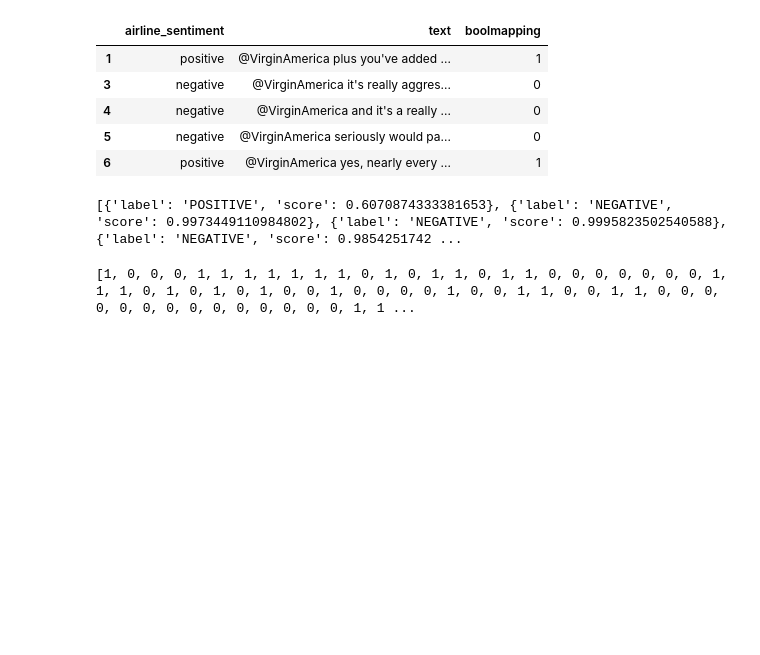
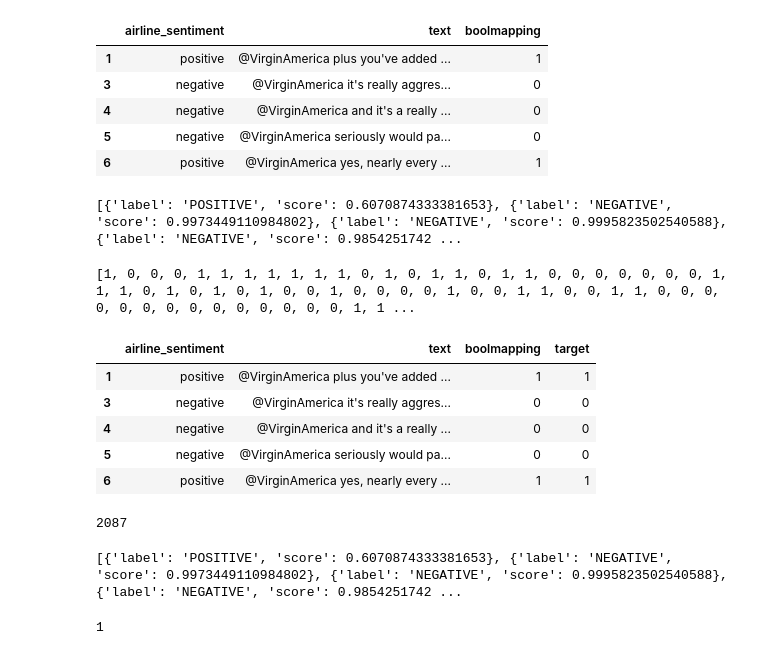
Before and after one commit to BrianLudwicki/TRANSFORMERS, a Jupyter notebook: torch.ipynb, the cells around one changed output. Saved outputs shown, nothing was run; the diff lists cells and outputs as text; code cells hidden in the pictures; blank space fills up the shorter version.

```diff
--- a/torch.ipynb
+++ b/torch.ipynb
@@ -106,13 +106,39 @@ print(lista)
 [1, 0, 0, 0, 1, 1, 1, 1, 1, 1, 1, 0, 1, 0, 1, 1, 0, 1, 1, 0, 0, 0, 0, 0, 0, 0, 1, 1, 1, 0, 1, 0, 1, 0, 1, 0, 0, 1, 0, 0, 0, 0, 1, 0, 0, 1, 1, 0, 0, 1, 1, 0, 0, 0, 0, 0, 0, 0, 0, 0, 0, 0, 0, 0, 0, 1, 1 ...
 # %%
 #add the list from last step into a dataframe as column "target" and show the table
+df['target'] = lista
+df.head()
+# %% [output]
+|  | airline_sentiment | text | boolmapping | target |
+| 1 | positive | @VirginAmerica plus you've added ... | 1 | 1 |
+| 3 | negative | @VirginAmerica it's really aggres... | 0 | 0 |
+| 4 | negative | @VirginAmerica and it's a really ... | 0 | 0 |
+| 5 | negative | @VirginAmerica seriously would pa... | 0 | 0 |
+| 6 | positive | @VirginAmerica yes, nearly every ... | 1 | 1 |
+# %%
+len(df)
+# %% [output]
+2087
+# %%
+#create a list based on text column and name it "texts"
+texts = df['text'].tolist()
+#run a classifier on the newly created list
+predictions = classifier(texts)
+#print the values
+print(predictions)
+# %% [output]
+[{'label': 'POSITIVE', 'score': 0.6070874333381653}, {'label': 'NEGATIVE', 'score': 0.9973449110984802}, {'label': 'NEGATIVE', 'score': 0.9995823502540588}, {'label': 'NEGATIVE', 'score': 0.9854251742 ...
 # %%
 #{'label': 'POSITIVE', 'score': 0.6070874333381653}
 #Dla każdej pozytywnej wartości w każdym słowniku, prawdopodobieństwo wynosi jej obecny score. Dla każdej negatywnej wartości, prawdopodobieństwo wynosi
 #1-jej obecny score.
+probs =
 #create a calculation based on the method described above where for each value starting with 'P' the score is 1
 #and for all others, the score is 1 - their current score
 #assign it to probs
+print (probs)
+# %% [output]
+1
 # %%
 #assign to preds a simple calculation where 'P' = 1 and all else = 0
 #drop preds into a np.array
```
